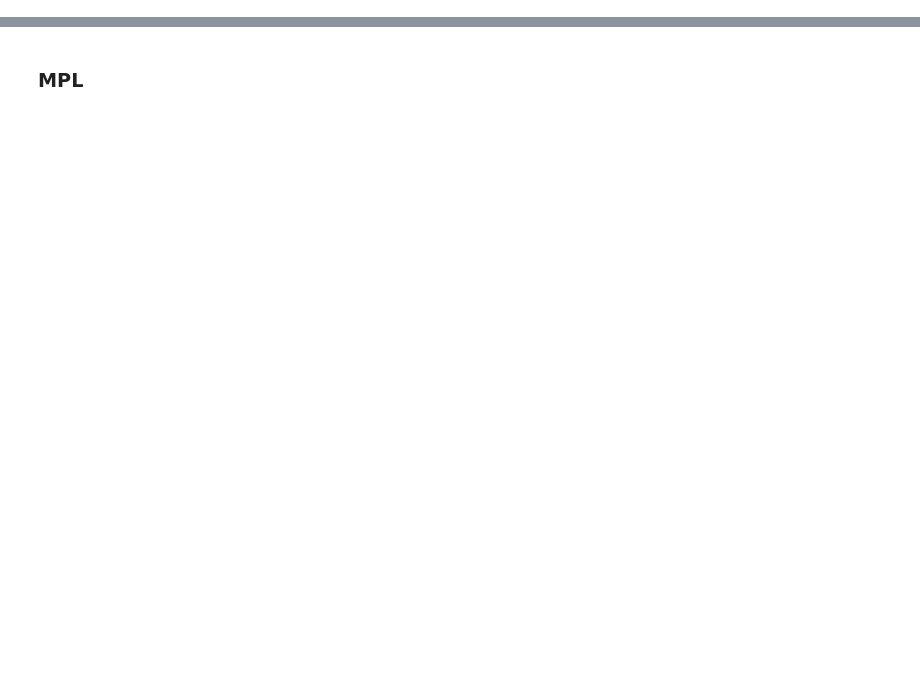
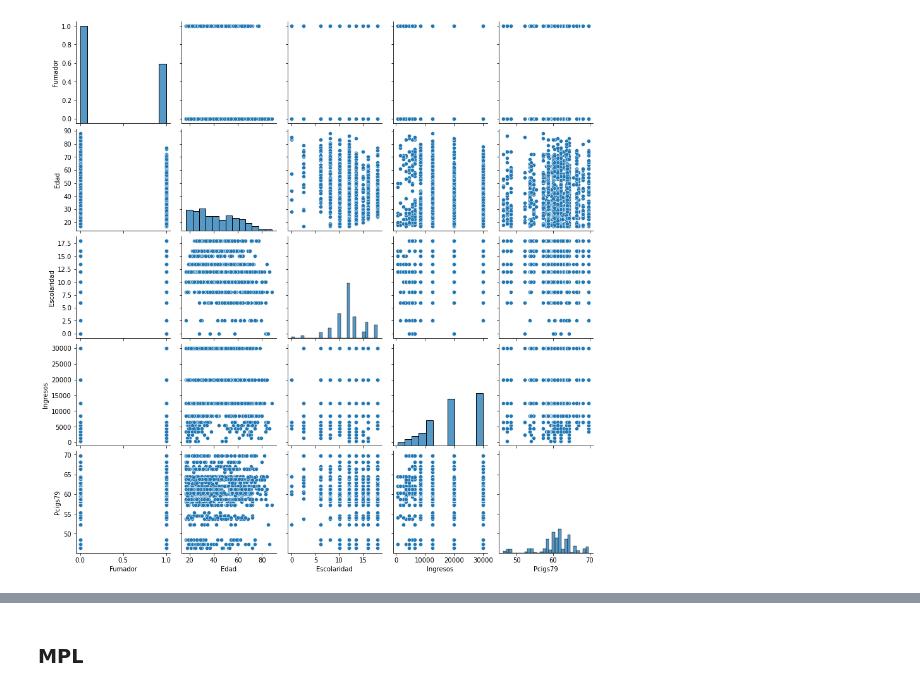
Before and after one commit to JuanAcevedoEcon/Econometria-basica-con-Python, a Jupyter notebook: Scripts/(6) Logit Probit MLP.ipynb, the cells around one changed output, grey strips where cells are left out. Saved outputs shown, nothing was run; the diff lists cells and outputs as text; code cells hidden in the pictures; blank space fills up the shorter version.

```diff
--- a/Scripts/(6) Logit Probit MLP.ipynb
+++ b/Scripts/(6) Logit Probit MLP.ipynb
@@ -12,3 +20,5 @@ data = pd.read_table("http://www.econometrics.com/comdata/gujarati/data_15.7.shd
 # %%
-grafico = sns._____(______)
+grafico = sns.pairplot(data)
 plt.show()
+# %% [output]
+[figure, added]
```
Also changed, not shown: parts of 30 cells of this notebook, 1 other file.
